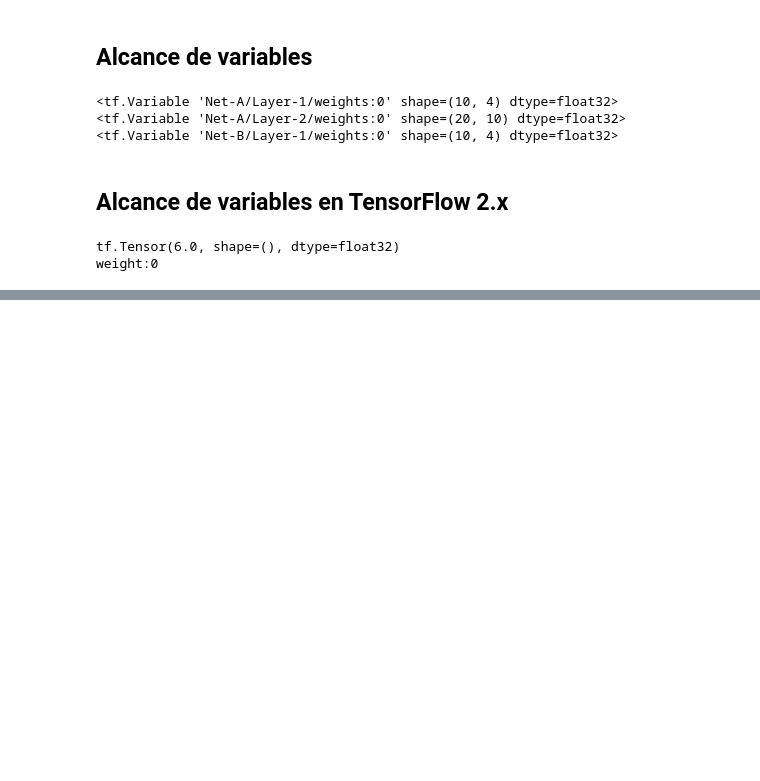
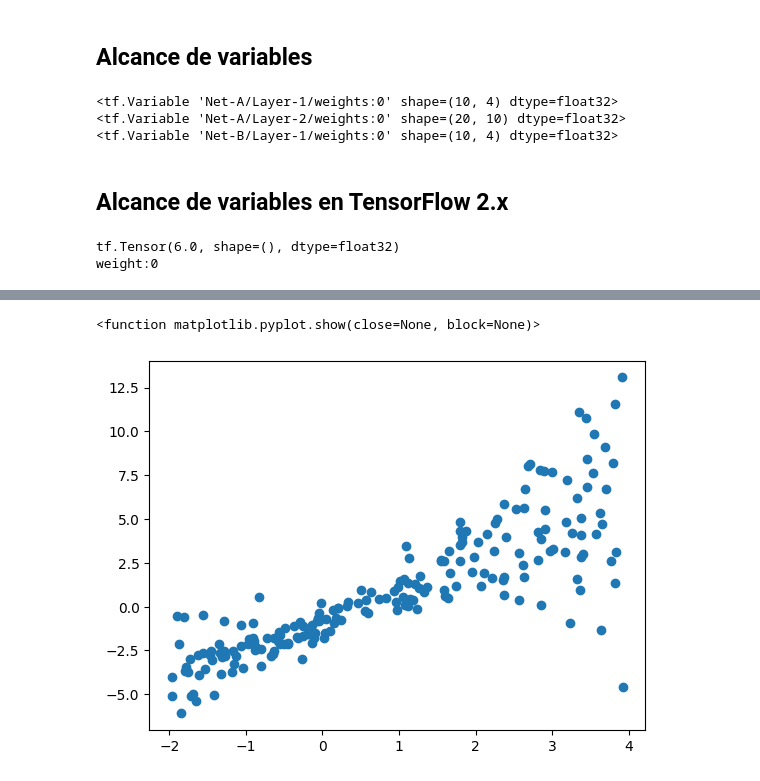
Before and after one commit to juancaalcaraz/practicaML, a Jupyter notebook: Mecanica_TensorFlow_1x.ipynb, the cells around one changed output, grey strips where cells are left out. Cells and saved outputs as stored; diff of their text form; code cells hidden in the pictures; blank space fills up the shorter version.

```diff
--- a/Mecanica_TensorFlow_1x.ipynb
+++ b/Mecanica_TensorFlow_1x.ipynb
@@ -185,0 +306,20 @@ weight:0
+# %%
+# Crear un conjunto de datos aleatorios para la regresión.
+import matplotlib.pyplot as plt
+np.random.seed(42)
+
+def make_random_data():
+  x = np.random.uniform(low=-2, high=4, size=200)
+  y = []
+  for t in x:
+    r = np.random.normal(loc=0.0, scale=(0.5 + t*t/3.0), size=None)
+    y.append(r)
+  return x, 1.726*x - 0.84 + np.array(y)
+
+x_data, y_data = make_random_data()
+
+plt.plot(x_data, y_data, 'o')
+plt.show
+# %% [output]
+<function matplotlib.pyplot.show(close=None, block=None)>
+[figure, added]
```
Also changed, not shown: parts of 10 cells of this notebook.
